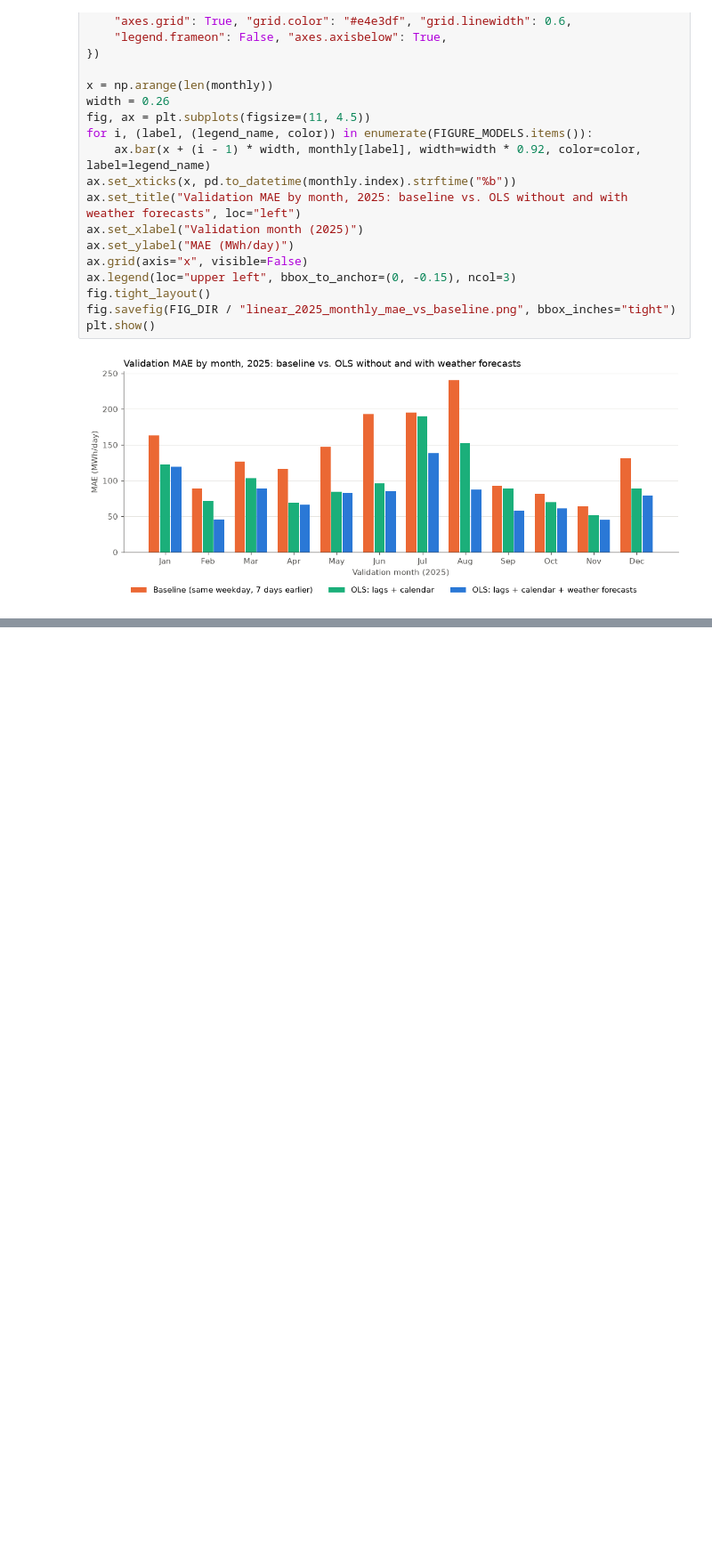
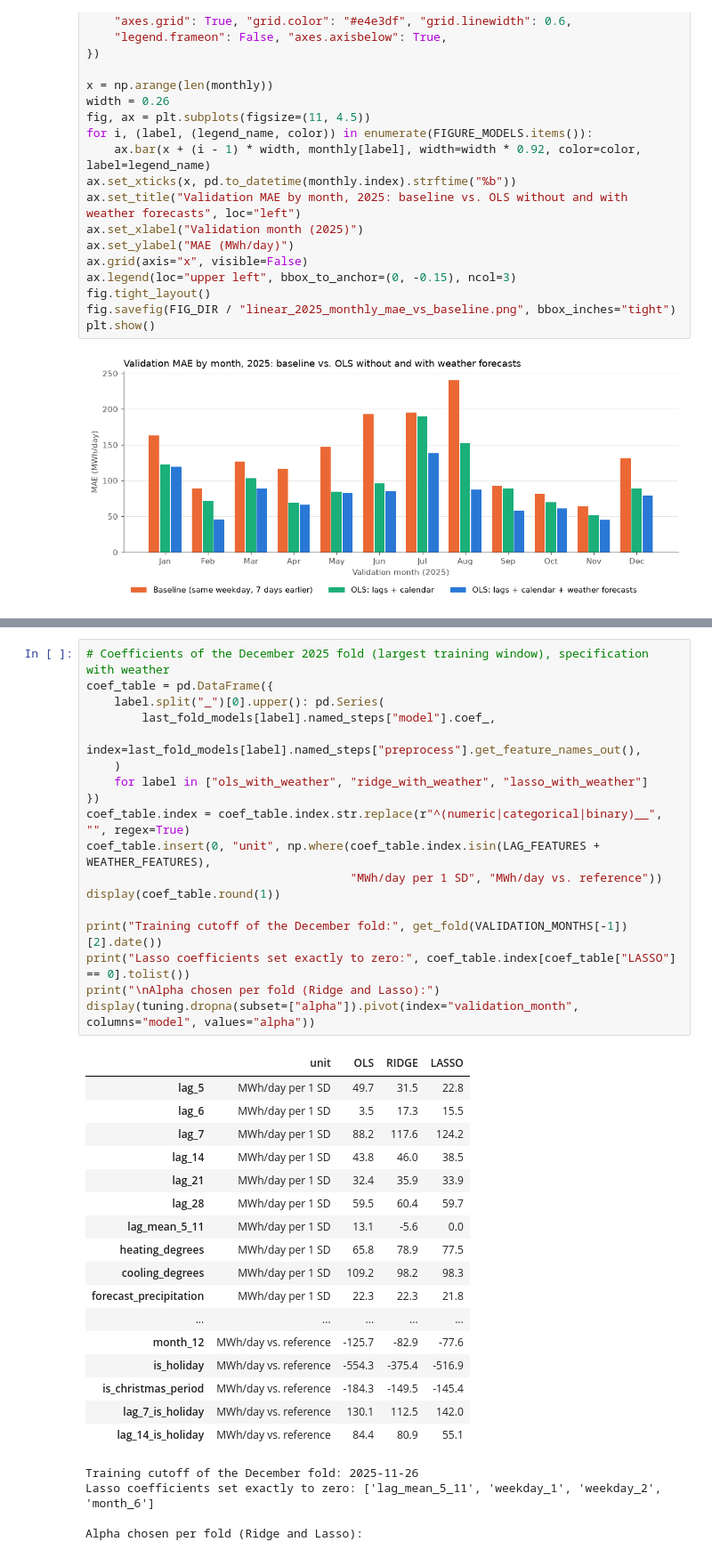
Before and after one commit to LaraMileto/DSF_forecasting_electricity_consumption_Basel, a Jupyter notebook: code/06_linear_models.ipynb, the cells around one changed output, grey strips where cells are left out. Shown at 89% size. Drawn from its saved outputs; the diff is of its cells as text; blank space fills up the shorter version.

Commit message:
Linear models notebook complete: interpretation, exported results, conclusions

```diff
--- a/code/06_linear_models.ipynb
+++ b/code/06_linear_models.ipynb
@@ -671,0 +683,40 @@ display(by_day_type.round(1))
+# %%
+# Coefficients of the December 2025 fold (largest training window), specification with weather
+coef_table = pd.DataFrame({
+    label.split("_")[0].upper(): pd.Series(
+        last_fold_models[label].named_steps["model"].coef_,
+        index=last_fold_models[label].named_steps["preprocess"].get_feature_names_out(),
+    )
+    for label in ["ols_with_weather", "ridge_with_weather", "lasso_with_weather"]
+})
+coef_table.index = coef_table.index.str.replace(r"^(numeric|categorical|binary)__", "", regex=True)
+coef_table.insert(0, "unit", np.where(coef_table.index.isin(LAG_FEATURES + WEATHER_FEATURES),
+                                      "MWh/day per 1 SD", "MWh/day vs. reference"))
+display(coef_table.round(1))
+
+print("Training cutoff of the December fold:", get_fold(VALIDATION_MONTHS[-1])[2].date())
+print("Lasso coefficients set exactly to zero:", coef_table.index[coef_table["LASSO"] == 0].tolist())
+print("\nAlpha chosen per fold (Ridge and Lasso):")
+display(tuning.dropna(subset=["alpha"]).pivot(index="validation_month", columns="model", values="alpha"))
+# %% [output]
+|  | unit | OLS | RIDGE | LASSO |
+| lag_5 | MWh/day per 1 SD | 49.7 | 31.5 | 22.8 |
+| lag_6 | MWh/day per 1 SD | 3.5 | 17.3 | 15.5 |
+| lag_7 | MWh/day per 1 SD | 88.2 | 117.6 | 124.2 |
+| lag_14 | MWh/day per 1 SD | 43.8 | 46.0 | 38.5 |
+| lag_21 | MWh/day per 1 SD | 32.4 | 35.9 | 33.9 |
+| lag_28 | MWh/day per 1 SD | 59.5 | 60.4 | 59.7 |
+| lag_mean_5_11 | MWh/day per 1 SD | 13.1 | -5.6 | 0.0 |
+| heating_degrees | MWh/day per 1 SD | 65.8 | 78.9 | 77.5 |
+| cooling_degrees | MWh/day per 1 SD | 109.2 | 98.2 | 98.3 |
+| forecast_precipitation | MWh/day per 1 SD | 22.3 | 22.3 | 21.8 |
+| ... | ... | ... | ... | ... |
+| month_12 | MWh/day vs. reference | -125.7 | -82.9 | -77.6 |
+| is_holiday | MWh/day vs. reference | -554.3 | -375.4 | -516.9 |
+| is_christmas_period | MWh/day vs. reference | -184.3 | -149.5 | -145.4 |
+| lag_7_is_holiday | MWh/day vs. reference | 130.1 | 112.5 | 142.0 |
+| lag_14_is_holiday | MWh/day vs. reference | 84.4 | 80.9 | 55.1 |
+Training cutoff of the December fold: 2025-11-26
+Lasso coefficients set exactly to zero: ['lag_mean_5_11', 'weekday_1', 'weekday_2', 'month_6']
+
+Alpha chosen per fold (Ridge and Lasso):
```
Also changed, not shown: parts of 7 cells of this notebook, 6 other files.
